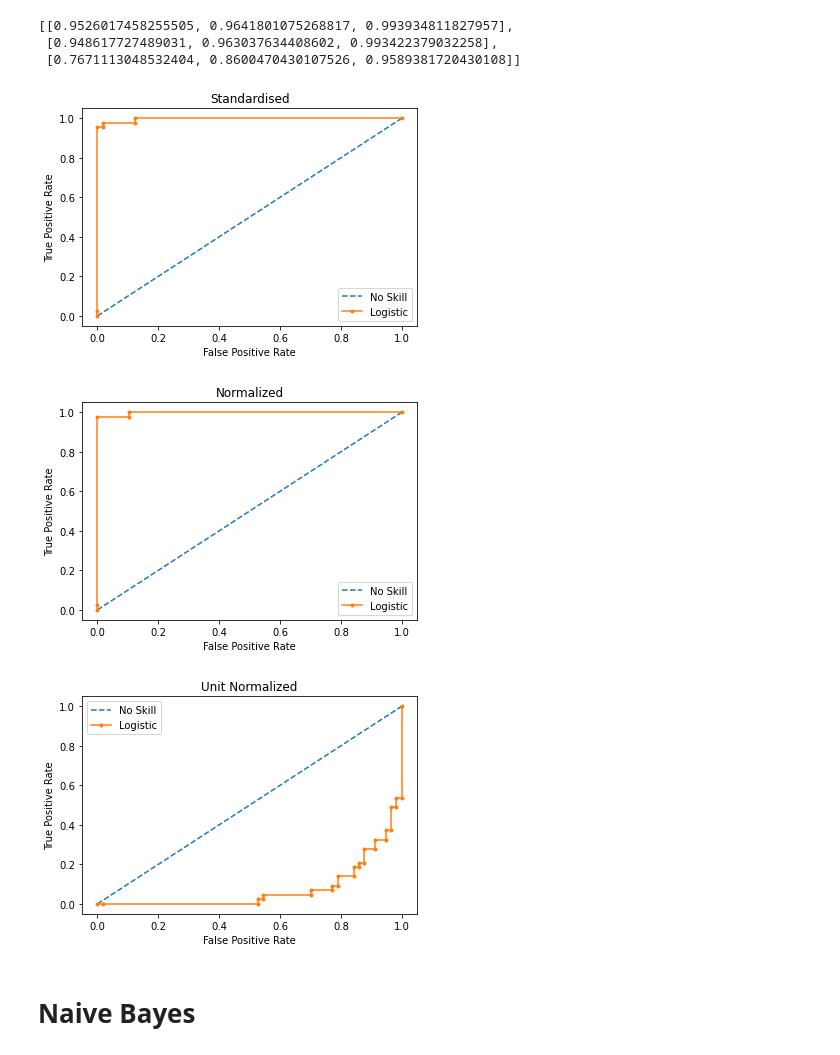
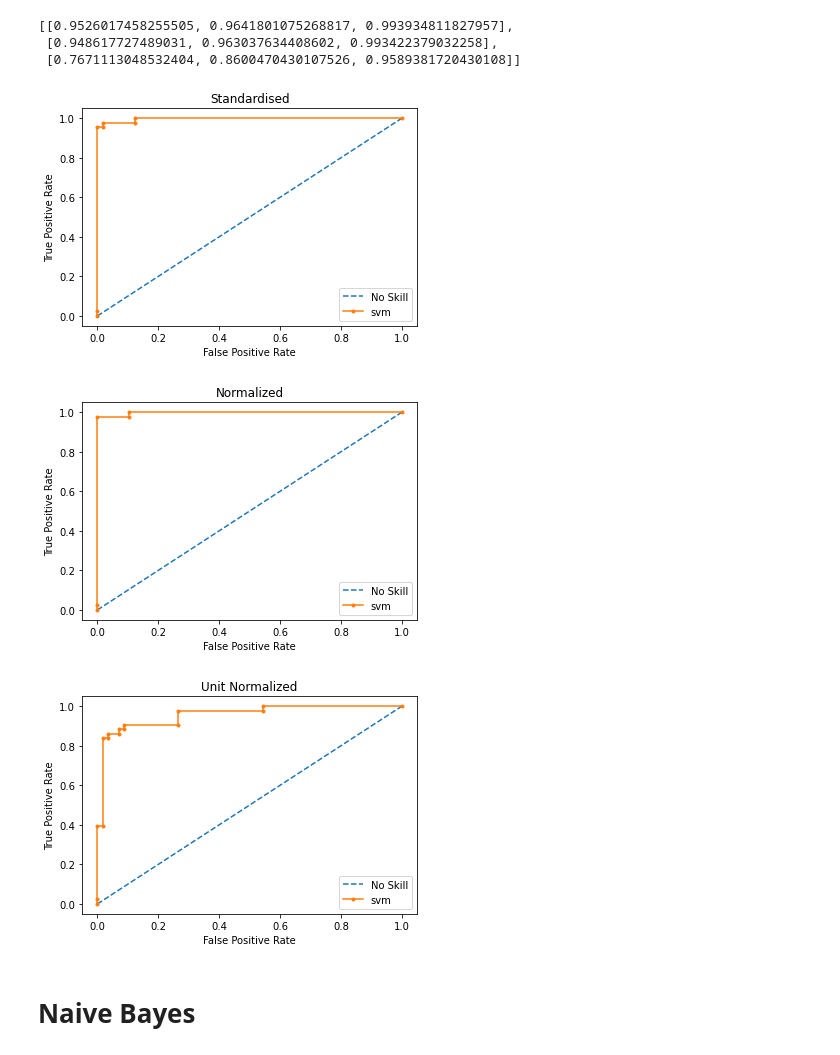
Before and after one commit to jamminson/EPQ_Project, a Jupyter notebook: development.ipynb, the cells around one changed output. Cells and saved outputs as stored; diff of their text form; code cells hidden in the pictures.

```diff
--- a/development.ipynb
+++ b/development.ipynb
@@ -5,9 +5,13 @@ from algorithms import evaluation
 from algorithms import logistic_regression
 from algorithms import svm
 from algorithms import naive_bayes
+from algorithms import feed_forward
+from algorithms import decision_tree
+from algorithms import random_forest
 
 df = pd.read_csv('data.csv')
 preprocessing_index = ['Standardised', 'Normalized', 'Unit Normalized']
+algorithm_index = ['logistic_regression', 'svm', 'naive_bayes', 'feed_forward', 'decision_tree', 'random_forest']
 
 # Returns lists of datasets that have been processed
 # For each list, 0: x training data, 1: x testing data, 2: y training data and 3: y testing data
@@ -50,14 +53,14 @@ svm_scores
  [0.948617727489031, 0.963037634408602, 0.993422379032258],
  [0.7671113048532404, 0.8600470430107526, 0.9589381720430108]]
 # %%
-roc_logistic_models, roc_data = svm.get_trained_models(standardised_data, normalized_data, unit_normalized_data,
+roc_svm_models, roc_data = svm.get_trained_models(standardised_data, normalized_data, unit_normalized_data,
                                                                for_roc=True)
-for i in range(3):
-    evaluation.graph_roc_curve(roc_logistic_models, roc_data[i], preprocessing_index[i])
+
+evaluation.graph_roc_curve(roc_svm_models, roc_data, preprocessing_index, algorithm_index[1])
 # %% [output]
-[figure, old version]
+[figure, new version]
-[figure, old version]
+[figure, new version]
-[figure, old version]
+[figure, new version]
 # %% [markdown]
 # Naive Bayes
 # %%
```
Also changed, not shown: parts of 16 cells of this notebook, 5 other files.
